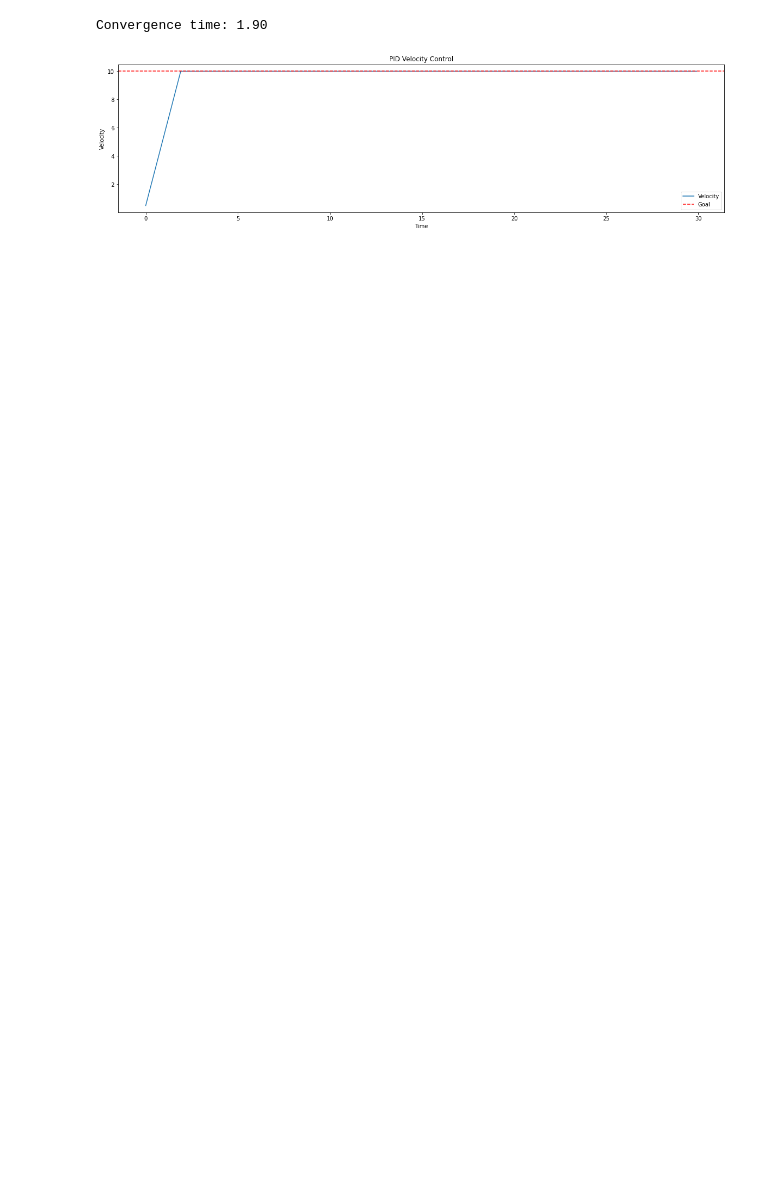
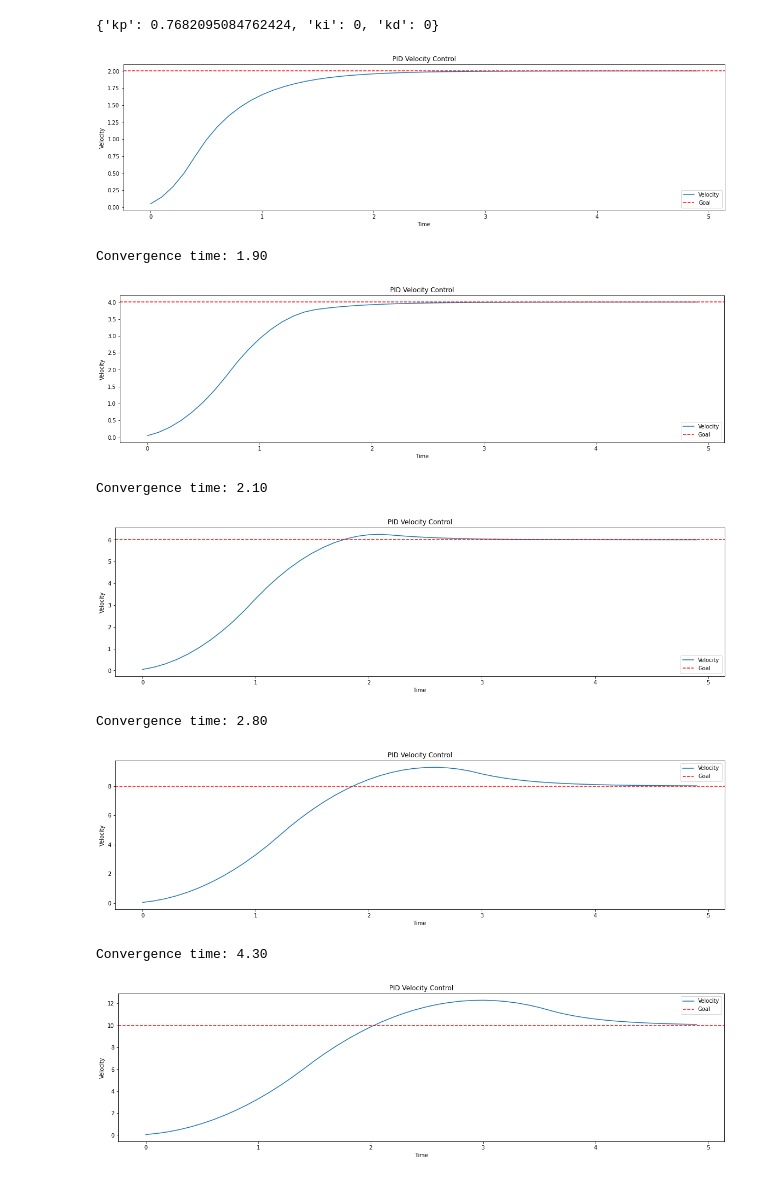
Before and after one commit to Forsyth-Creations/ros_rigor, a Jupyter notebook: src/hermes_swerve_module/hermes_swerve_module/pid.ipynb, the cells around one changed output. Saved outputs shown, nothing was run; the diff lists cells and outputs as text; code cells hidden in the pictures; blank space fills up the shorter version.

```diff
--- a/src/hermes_swerve_module/hermes_swerve_module/pid.ipynb
+++ b/src/hermes_swerve_module/hermes_swerve_module/pid.ipynb
@@ -305,0 +331,10 @@ class NewPID:
+# %%
+# Contants
+accel_damping = 0.5
+start = 0
+goal = 5
+actual = 0
+moment_of_inertia = 0.4
+max_torque = 3.75
+time_frame = 150
+dt = 0.1
@@ -392,19 +461,38 @@ Convergence time: 1.90
-# %%
-pid = NewPID(intertia=moment_of_inertia, max_torque=max_torque)
-params = {"kp": 183, "ki": 0, "kd": 0.00}
-data = pid.run_simulation(goal, max_time=time_frame, params = params)
-convergence_time = pid.compute_convergence_time(goal, time_frame, params= params)
-print(f"{Fore.GREEN}Convergence time: {convergence_time[0]:.2f}")
-# Graph the data
-plt.figure(figsize=(20, 5))
-plt.plot(time, data, label="Velocity")
-plt.axhline(y=goal, color='r', linestyle='--', label="Goal")
-plt.xlabel("Time")
-plt.ylabel("Velocity")
-plt.title("PID Velocity Control")
-
-plt.legend()
-plt.show()
-# %% [output]
-Convergence time: 1.90
-[figure, removed]
+# %%
+# Use the gradient_params
+time_frame = 5
+goals = [2, 4, 6, 8, 10]
+
+# Print out the params being used
+print(f"{gradient_params}")
+
+# params = {'kp': 0.8180166666666647, 'ki': 0, 'kd': 0}
+params = gradient_params
+
+total_error = 0
+data = {}
+
+for goal in goals:
+    error, convergence = run_simulation(grad_pid, goal, time_frame, params, dt)
+    total_error += error
+    data[f"Goal: {goal} m/s"] = {"Single PID Error": error, "Single PID Convergence": convergence}
+
+
+
+print("-------------------------------")
+print(f"Total Error: {total_error:.2f}")
+print("-------------------------------")
+
+df1 = pd.DataFrame(data).T  # Transpose to make the row names as the index
+df1
+# %% [output]
+{'kp': 0.7682095084762424, 'ki': 0, 'kd': 0}
+[figure, added]
+Convergence time: 1.90
+[figure, added]
+Convergence time: 2.10
+[figure, added]
+Convergence time: 2.80
+[figure, added]
+Convergence time: 4.30
+[figure, added]
```
Also changed, not shown: parts of 11 cells of this notebook, 13 other files.
